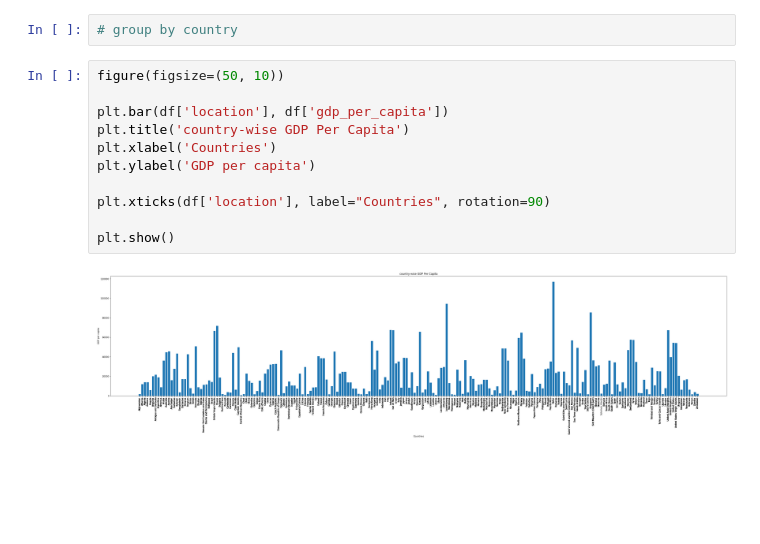
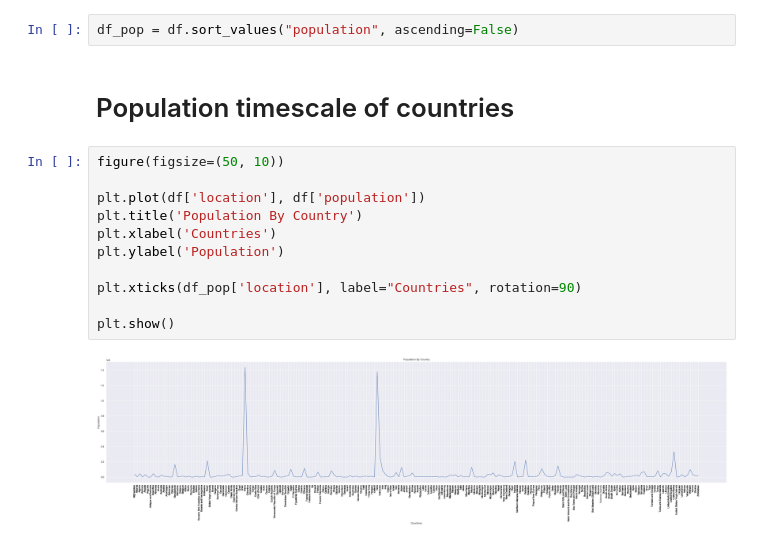
Before and after one commit to Anindita123-code/DataAnalytics, a Jupyter notebook: das_data_visualization.ipynb, the cells around one changed output. Drawn from its saved outputs; the diff is of its cells as text; blank space fills up the shorter version.

Commit message:
filled missing values and generated some plots

```diff
--- a/das_data_visualization.ipynb
+++ b/das_data_visualization.ipynb
@@ -23,15 +24,17 @@ df
-# %%
-# group by country
+# %%
+df_pop = df.sort_values("population", ascending=False)
+# %% [markdown]
+# Population timescale of countries
 # %%
 figure(figsize=(50, 10))
 
-plt.bar(df['location'], df['gdp_per_capita'])
-plt.title('country-wise GDP Per Capita')
+plt.plot(df['location'], df['population'])
+plt.title('Population By Country')
 plt.xlabel('Countries')
-plt.ylabel('GDP per capita')
+plt.ylabel('Population')
 
-plt.xticks(df['location'], label="Countries", rotation=90)
+plt.xticks(df_pop['location'], label="Countries", rotation=90)
 
 plt.show()
 # %% [output]
-[figure, old version]
+[figure, new version]
```
Also changed, not shown: parts of 15 cells of this notebook, 4 other files.
